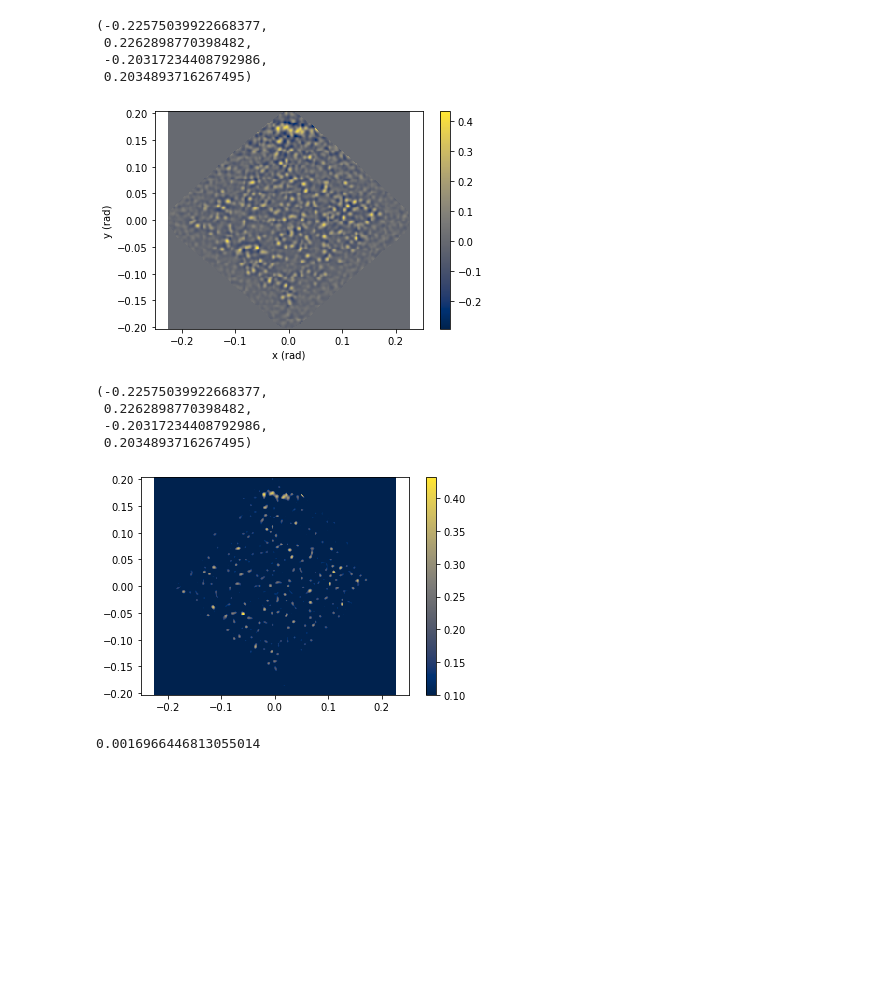
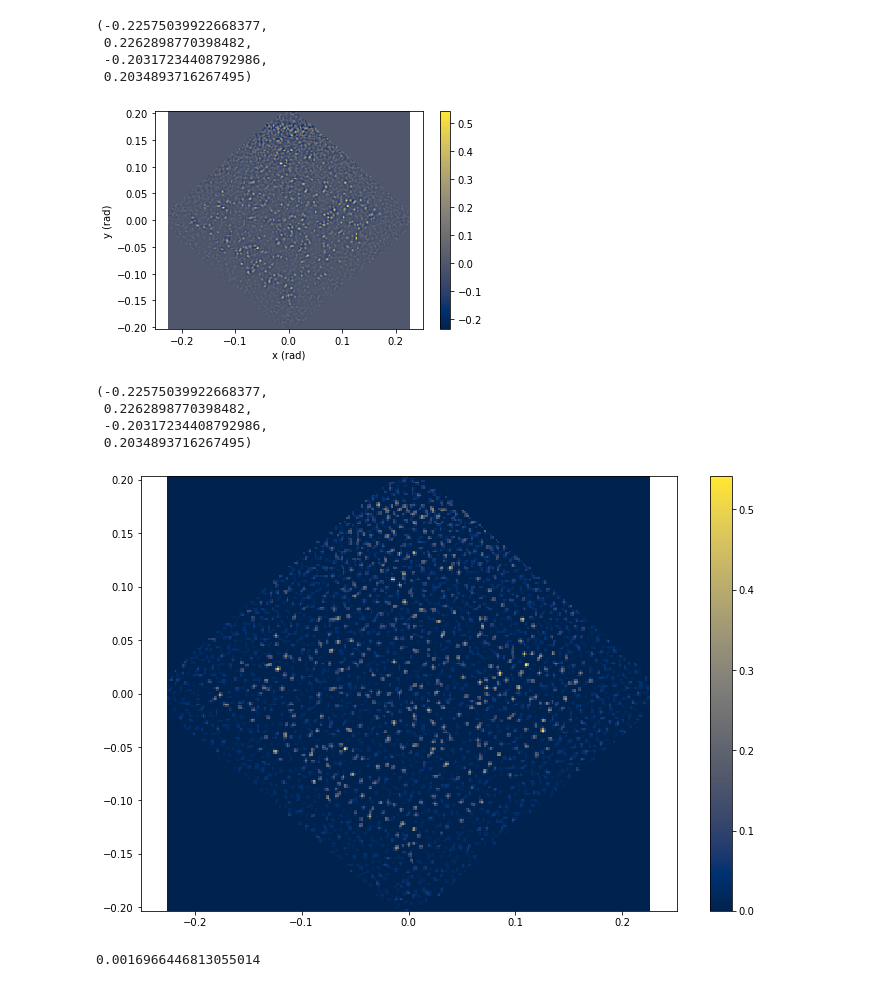
Before and after one commit to edwarddramirez/skysearch, a Jupyter notebook: roc_ilias.ipynb, the cells around one changed output. Saved outputs shown, nothing was run; the diff lists cells and outputs as text; code cells hidden in the pictures; blank space fills up the shorter version.

```diff
--- a/roc_ilias.ipynb
+++ b/roc_ilias.ipynb
@@ -59,7 +59,7 @@ data_dir = map_dir + 'projected_maps/'
 npix = 112
 patch_dir = data_dir + 'map_' + str(npix) + '/'
 # %%
-a_deg = 0.2
+a_deg = 0.1
 str_a_deg = str.format('{0:.5f}',a_deg)
 
 wavelet_name = 'mexh'
@@ -104,20 +104,20 @@ ax.axis('equal')
  0.2262898770398482,
  -0.20317234408792986,
  0.2034893716267495)
-[figure, old version]
+[figure, new version]
 # %%
-fig = plt.figure(1,figsize=(6,4))
+fig = plt.figure(1,figsize=(12,8))
 ax = fig.add_subplot(111)
 
 plot = plt.pcolormesh(arr_bx_plot, arr_by_plot, cwt_map[:,:,0], cmap='cividis', shading='flat'
-                     , norm=mpl.colors.Normalize(vmin=0.1,
+                     , norm=mpl.colors.Normalize(vmin=0,
                                                  vmax=np.max(cwt_map[:,:,0])))
 plt.colorbar(plot)
 ax.axis('equal')
 # %% [output]
 (-0.22575039922668377,
  0.2262898770398482,
  -0.20317234408792986,
  0.2034893716267495)
-[figure, old version]
+[figure, new version]
 # %%
```
Also changed, not shown: parts of 13 cells of this notebook, 1 other file.
